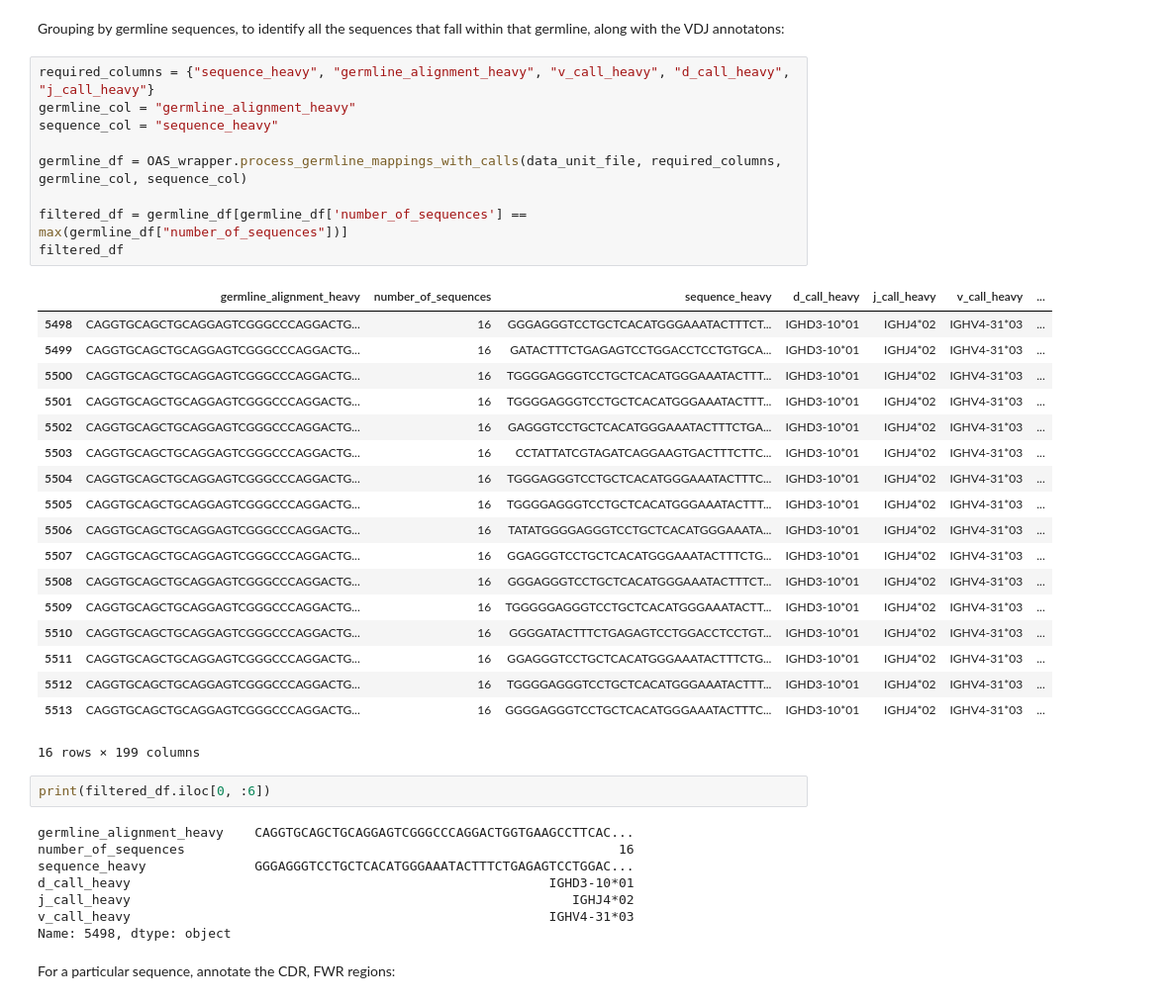
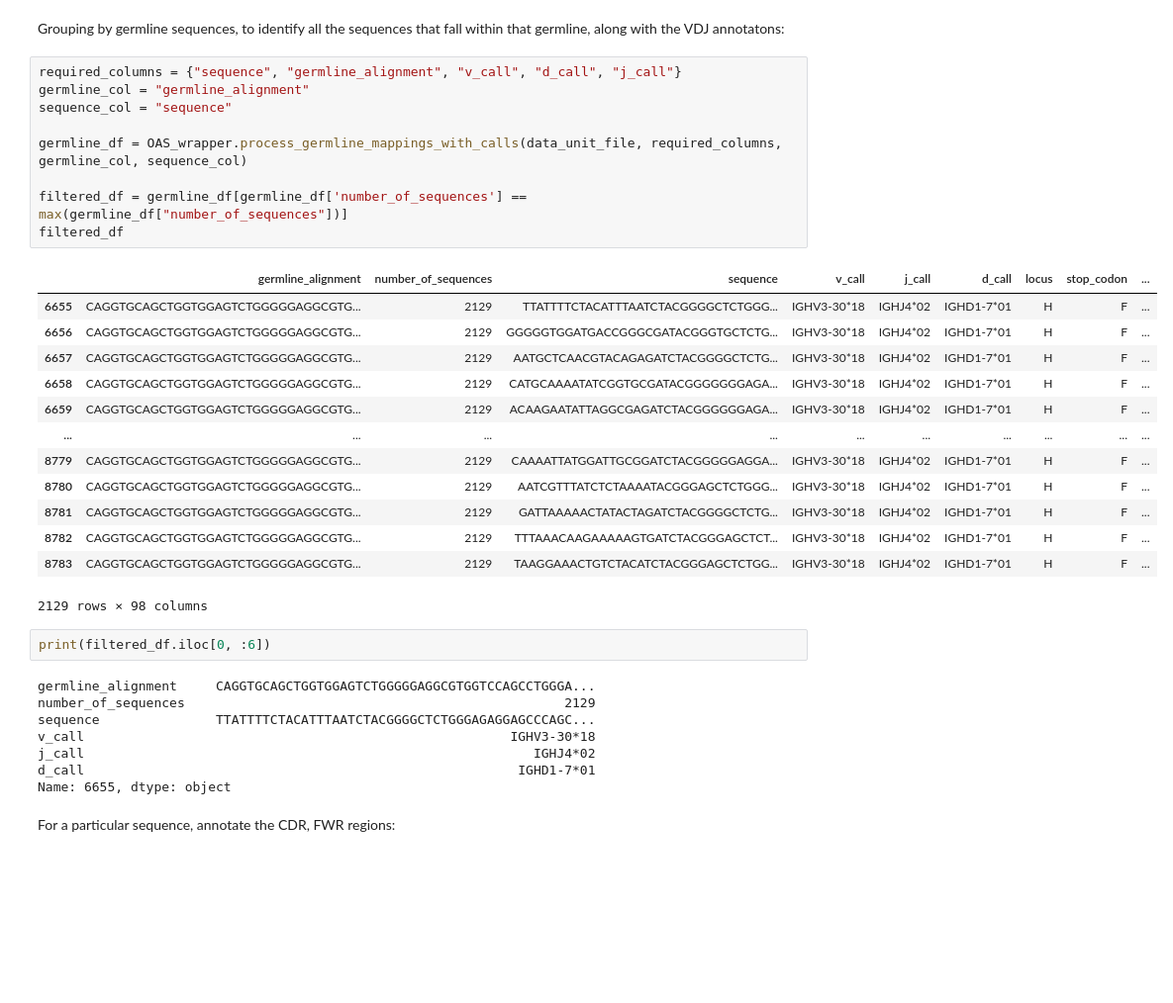
Before and after one commit to sridhara-omics/OAS_wrapper, a Jupyter notebook: notebooks/Unpaired_tutorial.ipynb, the cells around one changed output. Shown at 99% size. Cells and saved outputs as stored; diff of their text form; blank space fills up the shorter version.

```diff
--- a/notebooks/Unpaired_tutorial.ipynb
+++ b/notebooks/Unpaired_tutorial.ipynb
@@ -124,43 +124,38 @@ Mapped Regions: [(32, 'Unmapped'), (67, 'Unmapped'), (148, 'Unmapped'), (157, 'U
 # %% [markdown]
 Grouping by germline sequences, to identify all the sequences that fall within that germline, along with the VDJ annotatons:
 # %%
-required_columns = {"sequence_heavy", "germline_alignment_heavy", "v_call_heavy", "d_call_heavy", "j_call_heavy"}
-germline_col = "germline_alignment_heavy"
-sequence_col = "sequence_heavy"
+required_columns = {"sequence", "germline_alignment", "v_call", "d_call", "j_call"}
+germline_col = "germline_alignment"
+sequence_col = "sequence"
 
 germline_df = OAS_wrapper.process_germline_mappings_with_calls(data_unit_file, required_columns, germline_col, sequence_col)
 
 filtered_df = germline_df[germline_df['number_of_sequences'] == max(germline_df["number_of_sequences"])]
 filtered_df
 # %% [output]
-|  | germline_alignment_heavy | number_of_sequences | sequence_heavy | d_call_heavy | j_call_heavy | v_call_heavy | ... |
-| 5498 | CAGGTGCAGCTGCAGGAGTCGGGCCCAGGACTG... | 16 | GGGAGGGTCCTGCTCACATGGGAAATACTTTCT... | IGHD3-10*01 | IGHJ4*02 | IGHV4-31*03 | ... |
-| 5499 | CAGGTGCAGCTGCAGGAGTCGGGCCCAGGACTG... | 16 | GATACTTTCTGAGAGTCCTGGACCTCCTGTGCA... | IGHD3-10*01 | IGHJ4*02 | IGHV4-31*03 | ... |
-| 5500 | CAGGTGCAGCTGCAGGAGTCGGGCCCAGGACTG... | 16 | TGGGGAGGGTCCTGCTCACATGGGAAATACTTT... | IGHD3-10*01 | IGHJ4*02 | IGHV4-31*03 | ... |
-| 5501 | CAGGTGCAGCTGCAGGAGTCGGGCCCAGGACTG... | 16 | TGGGGAGGGTCCTGCTCACATGGGAAATACTTT... | IGHD3-10*01 | IGHJ4*02 | IGHV4-31*03 | ... |
-| 5502 | CAGGTGCAGCTGCAGGAGTCGGGCCCAGGACTG... | 16 | GAGGGTCCTGCTCACATGGGAAATACTTTCTGA... | IGHD3-10*01 | IGHJ4*02 | IGHV4-31*03 | ... |
-| 5503 | CAGGTGCAGCTGCAGGAGTCGGGCCCAGGACTG... | 16 | CCTATTATCGTAGATCAGGAAGTGACTTTCTTC... | IGHD3-10*01 | IGHJ4*02 | IGHV4-31*03 | ... |
-| 5504 | CAGGTGCAGCTGCAGGAGTCGGGCCCAGGACTG... | 16 | TGGGAGGGTCCTGCTCACATGGGAAATACTTTC... | IGHD3-10*01 | IGHJ4*02 | IGHV4-31*03 | ... |
-| 5505 | CAGGTGCAGCTGCAGGAGTCGGGCCCAGGACTG... | 16 | TGGGGAGGGTCCTGCTCACATGGGAAATACTTT... | IGHD3-10*01 | IGHJ4*02 | IGHV4-31*03 | ... |
-| 5506 | CAGGTGCAGCTGCAGGAGTCGGGCCCAGGACTG... | 16 | TATATGGGGAGGGTCCTGCTCACATGGGAAATA... | IGHD3-10*01 | IGHJ4*02 | IGHV4-31*03 | ... |
-| 5507 | CAGGTGCAGCTGCAGGAGTCGGGCCCAGGACTG... | 16 | GGAGGGTCCTGCTCACATGGGAAATACTTTCTG... | IGHD3-10*01 | IGHJ4*02 | IGHV4-31*03 | ... |
-| 5508 | CAGGTGCAGCTGCAGGAGTCGGGCCCAGGACTG... | 16 | GGGAGGGTCCTGCTCACATGGGAAATACTTTCT... | IGHD3-10*01 | IGHJ4*02 | IGHV4-31*03 | ... |
-| 5509 | CAGGTGCAGCTGCAGGAGTCGGGCCCAGGACTG... | 16 | TGGGGGAGGGTCCTGCTCACATGGGAAATACTT... | IGHD3-10*01 | IGHJ4*02 | IGHV4-31*03 | ... |
-| 5510 | CAGGTGCAGCTGCAGGAGTCGGGCCCAGGACTG... | 16 | GGGGATACTTTCTGAGAGTCCTGGACCTCCTGT... | IGHD3-10*01 | IGHJ4*02 | IGHV4-31*03 | ... |
-| 5511 | CAGGTGCAGCTGCAGGAGTCGGGCCCAGGACTG... | 16 | GGAGGGTCCTGCTCACATGGGAAATACTTTCTG... | IGHD3-10*01 | IGHJ4*02 | IGHV4-31*03 | ... |
-| 5512 | CAGGTGCAGCTGCAGGAGTCGGGCCCAGGACTG... | 16 | TGGGGAGGGTCCTGCTCACATGGGAAATACTTT... | IGHD3-10*01 | IGHJ4*02 | IGHV4-31*03 | ... |
-| 5513 | CAGGTGCAGCTGCAGGAGTCGGGCCCAGGACTG... | 16 | GGGGAGGGTCCTGCTCACATGGGAAATACTTTC... | IGHD3-10*01 | IGHJ4*02 | IGHV4-31*03 | ... |
+|  | germline_alignment | number_of_sequences | sequence | v_call | j_call | d_call | locus | stop_codon | ... |
+| 6655 | CAGGTGCAGCTGGTGGAGTCTGGGGGAGGCGTG... | 2129 | TTATTTTCTACATTTAATCTACGGGGCTCTGGG... | IGHV3-30*18 | IGHJ4*02 | IGHD1-7*01 | H | F | ... |
+| 6656 | CAGGTGCAGCTGGTGGAGTCTGGGGGAGGCGTG... | 2129 | GGGGGTGGATGACCGGGCGATACGGGTGCTCTG... | IGHV3-30*18 | IGHJ4*02 | IGHD1-7*01 | H | F | ... |
+| 6657 | CAGGTGCAGCTGGTGGAGTCTGGGGGAGGCGTG... | 2129 | AATGCTCAACGTACAGAGATCTACGGGGCTCTG... | IGHV3-30*18 | IGHJ4*02 | IGHD1-7*01 | H | F | ... |
+| 6658 | CAGGTGCAGCTGGTGGAGTCTGGGGGAGGCGTG... | 2129 | CATGCAAAATATCGGTGCGATACGGGGGGGAGA... | IGHV3-30*18 | IGHJ4*02 | IGHD1-7*01 | H | F | ... |
+| 6659 | CAGGTGCAGCTGGTGGAGTCTGGGGGAGGCGTG... | 2129 | ACAAGAATATTAGGCGAGATCTACGGGGGGAGA... | IGHV3-30*18 | IGHJ4*02 | IGHD1-7*01 | H | F | ... |
+| ... | ... | ... | ... | ... | ... | ... | ... | ... | ... |
+| 8779 | CAGGTGCAGCTGGTGGAGTCTGGGGGAGGCGTG... | 2129 | CAAAATTATGGATTGCGGATCTACGGGGGAGGA... | IGHV3-30*18 | IGHJ4*02 | IGHD1-7*01 | H | F | ... |
+| 8780 | CAGGTGCAGCTGGTGGAGTCTGGGGGAGGCGTG... | 2129 | AATCGTTTATCTCTAAAATACGGGAGCTCTGGG... | IGHV3-30*18 | IGHJ4*02 | IGHD1-7*01 | H | F | ... |
+| 8781 | CAGGTGCAGCTGGTGGAGTCTGGGGGAGGCGTG... | 2129 | GATTAAAAACTATACTAGATCTACGGGGCTCTG... | IGHV3-30*18 | IGHJ4*02 | IGHD1-7*01 | H | F | ... |
+| 8782 | CAGGTGCAGCTGGTGGAGTCTGGGGGAGGCGTG... | 2129 | TTTAAACAAGAAAAAGTGATCTACGGGAGCTCT... | IGHV3-30*18 | IGHJ4*02 | IGHD1-7*01 | H | F | ... |
+| 8783 | CAGGTGCAGCTGGTGGAGTCTGGGGGAGGCGTG... | 2129 | TAAGGAAACTGTCTACATCTACGGGAGCTCTGG... | IGHV3-30*18 | IGHJ4*02 | IGHD1-7*01 | H | F | ... |
-16 rows × 199 columns
+2129 rows × 98 columns
 # %%
 print(filtered_df.iloc[0, :6])
 # %% [output]
-germline_alignment_heavy    CAGGTGCAGCTGCAGGAGTCGGGCCCAGGACTGGTGAAGCCTTCAC...
-number_of_sequences                                                        16
-sequence_heavy              GGGAGGGTCCTGCTCACATGGGAAATACTTTCTGAGAGTCCTGGAC...
-d_call_heavy                                                      IGHD3-10*01
-j_call_heavy                                                         IGHJ4*02
-v_call_heavy                                                      IGHV4-31*03
-Name: 5498, dtype: object
+germline_alignment     CAGGTGCAGCTGGTGGAGTCTGGGGGAGGCGTGGTCCAGCCTGGGA...
+number_of_sequences                                                 2129
+sequence               TTATTTTCTACATTTAATCTACGGGGCTCTGGGAGAGGAGCCCAGC...
+v_call                                                       IGHV3-30*18
+j_call                                                          IGHJ4*02
+d_call                                                        IGHD1-7*01
+Name: 6655, dtype: object
 # %% [markdown]
 For a particular sequence, annotate the CDR, FWR regions:
 # %%
```
Also changed, not shown: parts of 5 cells of this notebook, 6 other files.
